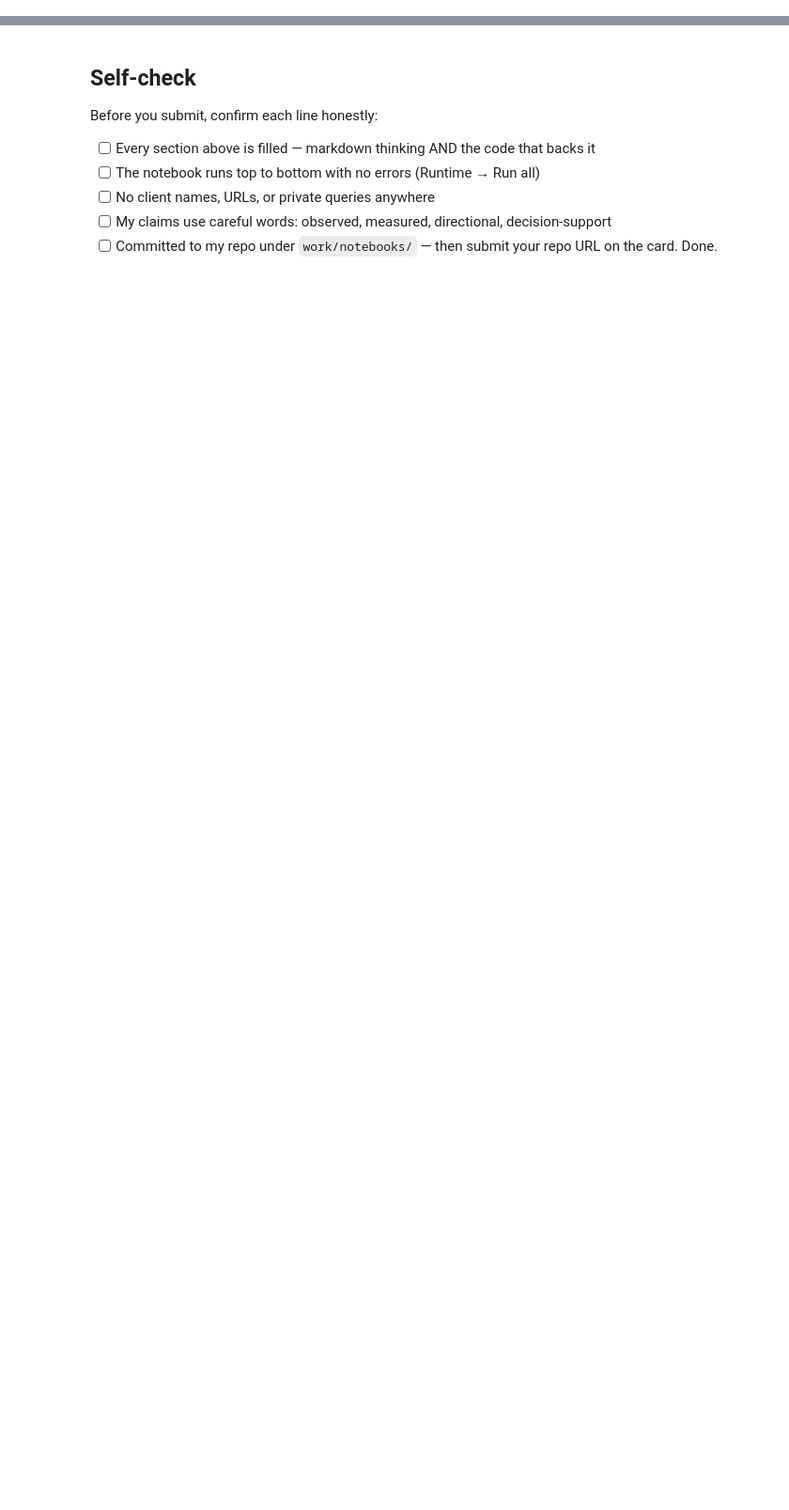
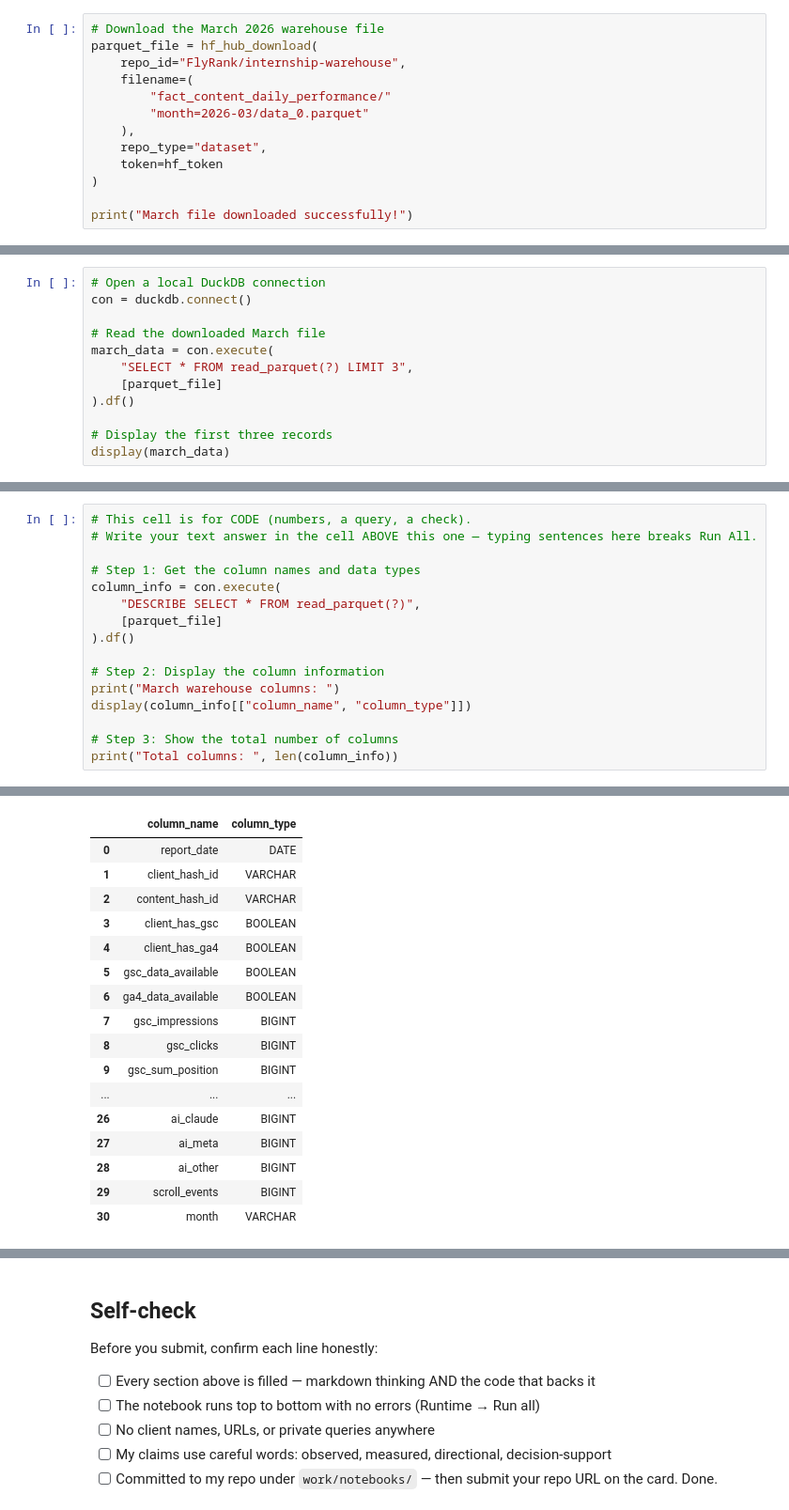
Before and after one commit to ivanjameslo/flyrank-ml-internship, a Jupyter notebook: work/notebooks/w03_data_contract.ipynb, the cells around one changed output, grey strips where cells are left out. Shown at 94% size. Cells and saved outputs as stored; diff of their text form; blank space fills up the shorter version.

```diff
--- a/work/notebooks/w03_data_contract.ipynb
+++ b/work/notebooks/w03_data_contract.ipynb
@@ -12,0 +43,13 @@ This skeleton is yours to fill. Work the sections **in order** — each one has
+# %%
+# Download the March 2026 warehouse file
+parquet_file = hf_hub_download(
+    repo_id="FlyRank/internship-warehouse",
+    filename=(
+        "fact_content_daily_performance/"
+        "month=2026-03/data_0.parquet"
+    ),
+    repo_type="dataset",
+    token=hf_token
+)
+
+print("March file downloaded successfully!")
@@ -12,0 +59,12 @@ This skeleton is yours to fill. Work the sections **in order** — each one has
+# %%
+# Open a local DuckDB connection
+con = duckdb.connect()
+
+# Read the downloaded March file
+march_data = con.execute(
+    "SELECT * FROM read_parquet(?) LIMIT 3",
+    [parquet_file]
+).df()
+
+# Display the first three records
+display(march_data)
@@ -12,0 +92,17 @@ This skeleton is yours to fill. Work the sections **in order** — each one has
+# %%
+# This cell is for CODE (numbers, a query, a check).
+# Write your text answer in the cell ABOVE this one — typing sentences here breaks Run All.
+
+# Step 1: Get the column names and data types
+column_info = con.execute(
+    "DESCRIBE SELECT * FROM read_parquet(?)",
+    [parquet_file]
+).df()
+
+# Step 2: Display the column information
+print("March warehouse columns: ")
+display(column_info[["column_name", "column_type"]])
+
+# Step 3: Show the total number of columns
+print("Total columns: ", len(column_info))
+# %% [output]
@@ -12,0 +110,17 @@ This skeleton is yours to fill. Work the sections **in order** — each one has
+|  | column_name | column_type |
+| 0 | report_date | DATE |
+| 1 | client_hash_id | VARCHAR |
+| 2 | content_hash_id | VARCHAR |
+| 3 | client_has_gsc | BOOLEAN |
+| 4 | client_has_ga4 | BOOLEAN |
+| 5 | gsc_data_available | BOOLEAN |
+| 6 | ga4_data_available | BOOLEAN |
+| 7 | gsc_impressions | BIGINT |
+| 8 | gsc_clicks | BIGINT |
+| 9 | gsc_sum_position | BIGINT |
+| ... | ... | ... |
+| 26 | ai_claude | BIGINT |
+| 27 | ai_meta | BIGINT |
+| 28 | ai_other | BIGINT |
+| 29 | scroll_events | BIGINT |
+| 30 | month | VARCHAR |
```
Also changed, not shown: parts of 33 cells of this notebook.
